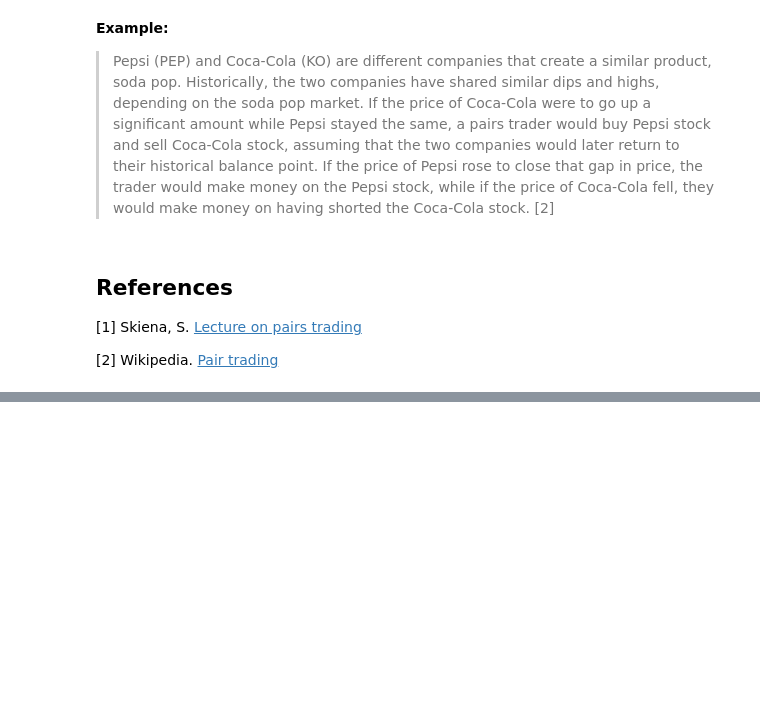
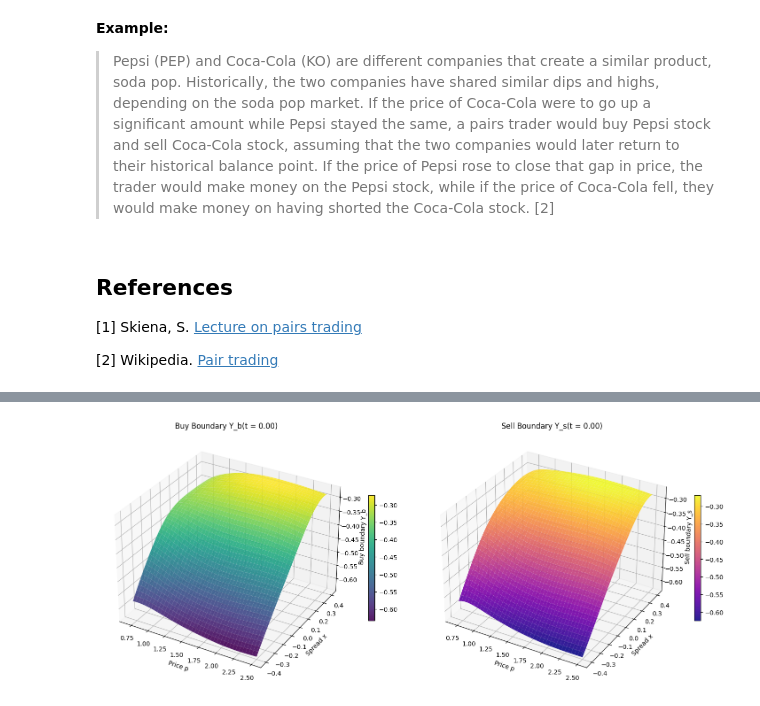
Before and after one commit to jujopo/ams-516, a Jupyter notebook: project/notebooks/00_introduction.ipynb, the cells around one changed output, grey strips where cells are left out. Saved outputs shown, nothing was run; the diff lists cells and outputs as text; code cells hidden in the pictures; blank space fills up the shorter version.

```diff
--- a/project/notebooks/00_introduction.ipynb
+++ b/project/notebooks/00_introduction.ipynb
@@ -285,0 +679,56 @@ KeyboardInterrupt:
+# %%
+import torch
+import numpy as np
+import matplotlib.pyplot as plt
+from mpl_toolkits.mplot3d import Axes3D
+
+# Make sure models are in eval mode
+net_yb.eval()
+net_ys.eval()
+net_u.eval()
+
+# === 1. 3D surface plots of Y_b and Y_s at fixed time (like Fig.1 in the paper) ===
+t_fixed = 0.0  # or 0.5, 0.9, etc.
+
+# Create regular grid in (p, x) space
+p_vec = np.linspace(0.7, 2.5, 80)
+x_vec = np.linspace(-0.4, 0.4, 80)
+P_grid, X_grid = np.meshgrid(p_vec, x_vec)
+
+# Flatten for network input
+P_flat = torch.tensor(P_grid.ravel(), dtype=torch.float64, device=device)
+X_flat = torch.tensor(X_grid.ravel(), dtype=torch.float64, device=device)
+T_flat = torch.full_like(P_flat, t_fixed)
+
+# Forward pass
+with torch.no_grad():
+    Yb_flat = net_yb(T_flat, P_flat, X_flat)
+    Ys_flat = net_ys(T_flat, P_flat, X_flat)
+
+# Reshape back to 2D
+Yb_grid = Yb_flat.cpu().numpy().reshape(P_grid.shape)
+Ys_grid = Ys_flat.cpu().numpy().reshape(P_grid.shape)
+
+# Plot
+fig = plt.figure(figsize=(15, 6))
+
+ax1 = fig.add_subplot(121, projection='3d')
+surf1 = ax1.plot_surface(P_grid, X_grid, Yb_grid, cmap='viridis', alpha=0.9)
+ax1.set_xlabel('Price p')
+ax1.set_ylabel('Spread x')
+ax1.set_zlabel('Buy boundary Y_b')
+ax1.set_title(f'Buy Boundary Y_b(t = {t_fixed:.2f})')
+fig.colorbar(surf1, ax=ax1, shrink=0.5)
+
+ax2 = fig.add_subplot(122, projection='3d')
+surf2 = ax2.plot_surface(P_grid, X_grid, Ys_grid, cmap='plasma', alpha=0.9)
+ax2.set_xlabel('Price p')
+ax2.set_ylabel('Spread x')
+ax2.set_zlabel('Sell boundary Y_s')
+ax2.set_title(f'Sell Boundary Y_s(t = {t_fixed:.2f})')
+fig.colorbar(surf2, ax=ax2, shrink=0.5)
+
+plt.tight_layout()
+plt.show()
+# %% [output]
+[figure, added]
```
Also changed, not shown: parts of 9 cells of this notebook, 1 other file.
